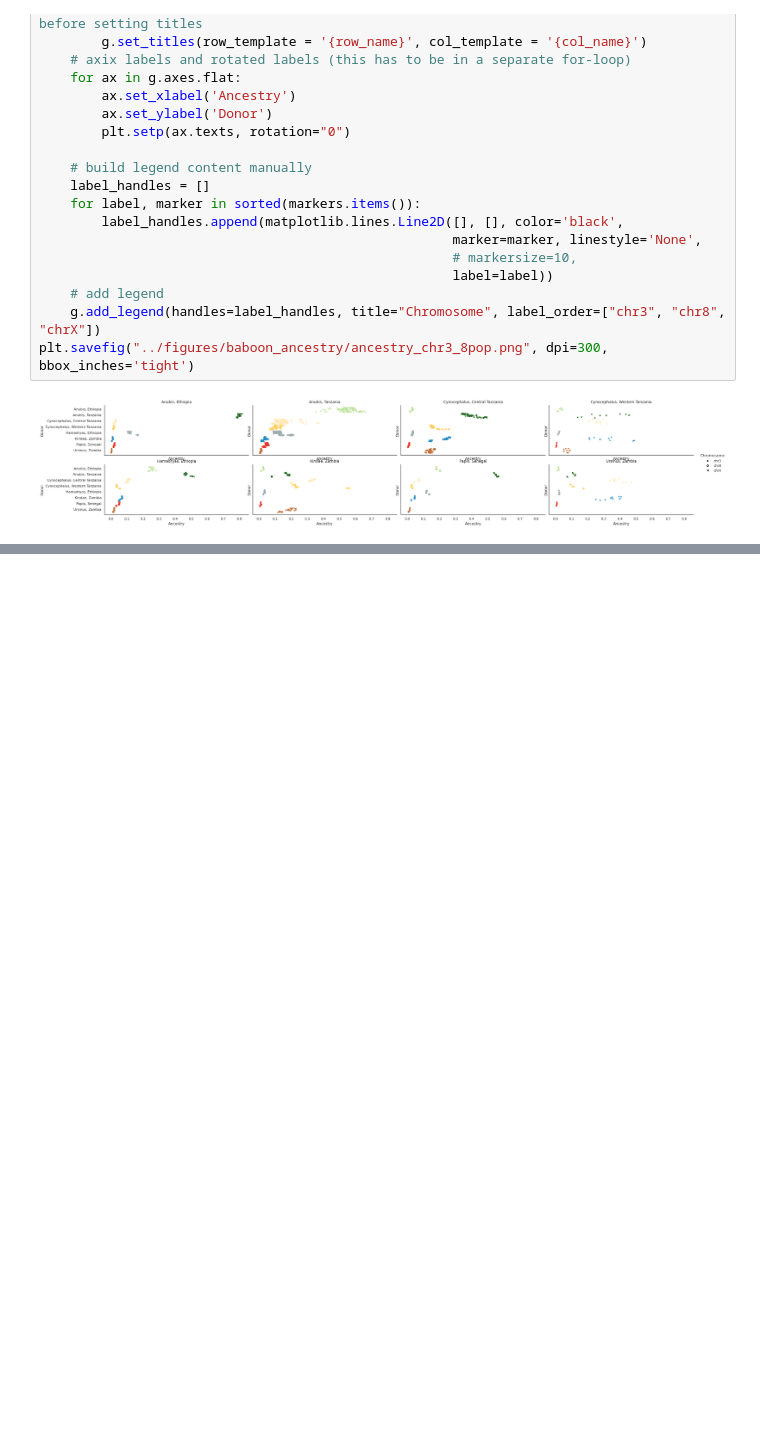
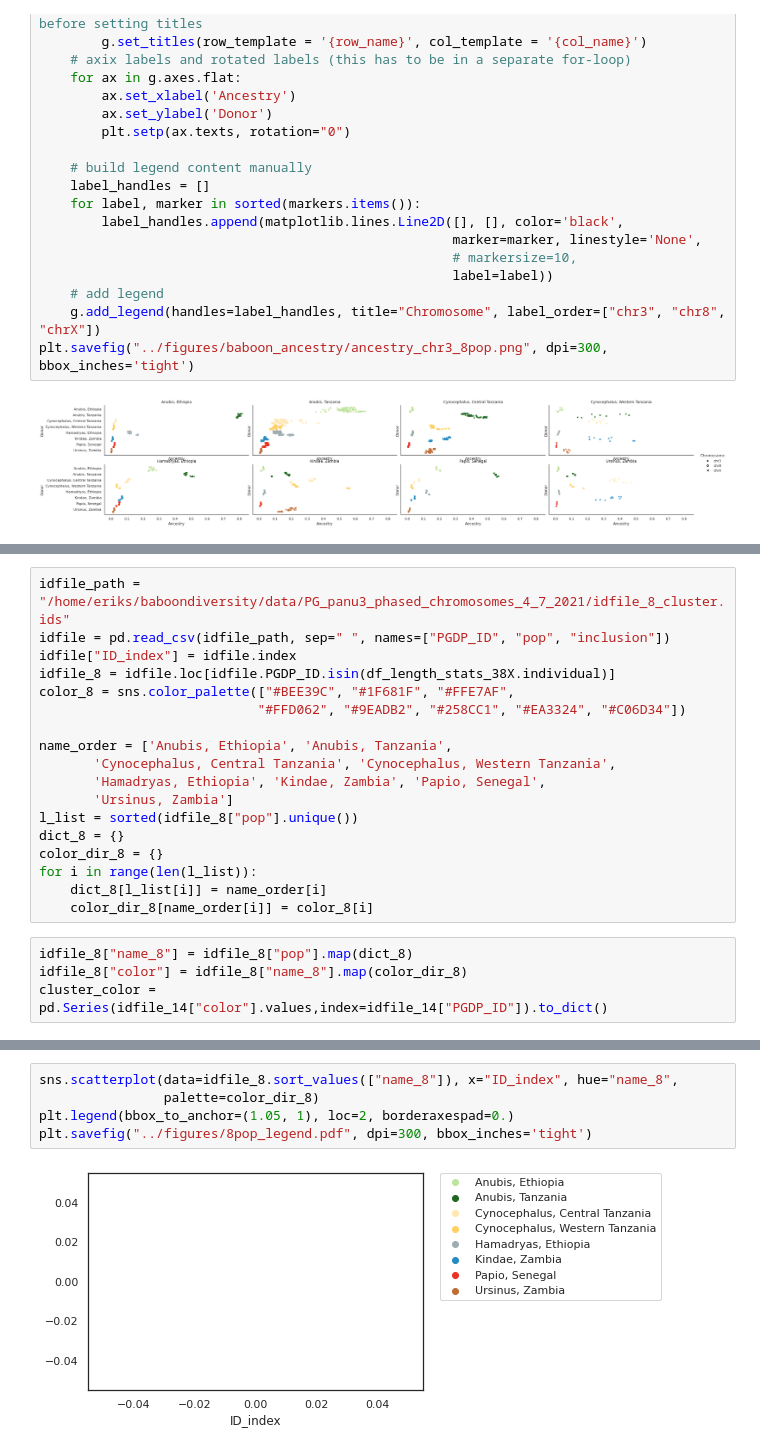
Before and after one commit to erikfogh/baboon_analysis, a Jupyter notebook: notebooks/paint12_other_chrom_ancestry.ipynb, the cells around one changed output, grey strips where cells are left out. Drawn from its saved outputs; the diff is of its cells as text; blank space fills up the shorter version.

```diff
--- a/notebooks/paint12_other_chrom_ancestry.ipynb
+++ b/notebooks/paint12_other_chrom_ancestry.ipynb
@@ -292,0 +340,22 @@ plt.savefig("../figures/baboon_ancestry/ancestry_chr3_8pop.png", dpi=300, bbox_i
+# %%
+idfile_path = "/home/eriks/baboondiversity/data/PG_panu3_phased_chromosomes_4_7_2021/idfile_8_cluster.ids"
+idfile = pd.read_csv(idfile_path, sep=" ", names=["PGDP_ID", "pop", "inclusion"])
+idfile["ID_index"] = idfile.index
+idfile_8 = idfile.loc[idfile.PGDP_ID.isin(df_length_stats_38X.individual)]
+color_8 = sns.color_palette(["#BEE39C", "#1F681F", "#FFE7AF",
+                            "#FFD062", "#9EADB2", "#258CC1", "#EA3324", "#C06D34"])
+
+name_order = ['Anubis, Ethiopia', 'Anubis, Tanzania',
+       'Cynocephalus, Central Tanzania', 'Cynocephalus, Western Tanzania',
+       'Hamadryas, Ethiopia', 'Kindae, Zambia', 'Papio, Senegal',
+       'Ursinus, Zambia']
+l_list = sorted(idfile_8["pop"].unique())
+dict_8 = {}
+color_dir_8 = {}
+for i in range(len(l_list)):
+    dict_8[l_list[i]] = name_order[i]
+    color_dir_8[name_order[i]] = color_8[i]
+# %%
+idfile_8["name_8"] = idfile_8["pop"].map(dict_8)
+idfile_8["color"] = idfile_8["name_8"].map(color_dir_8)
+cluster_color = pd.Series(idfile_14["color"].values,index=idfile_14["PGDP_ID"]).to_dict()
@@ -292,0 +372,7 @@ plt.savefig("../figures/baboon_ancestry/ancestry_chr3_8pop.png", dpi=300, bbox_i
+# %%
+sns.scatterplot(data=idfile_8.sort_values(["name_8"]), x="ID_index", hue="name_8",
+                palette=color_dir_8)
+plt.legend(bbox_to_anchor=(1.05, 1), loc=2, borderaxespad=0.)
+plt.savefig("../figures/8pop_legend.pdf", dpi=300, bbox_inches='tight')
+# %% [output]
+[figure, added]
```
Also changed, not shown: parts of 7 cells of this notebook, 10 other files.
